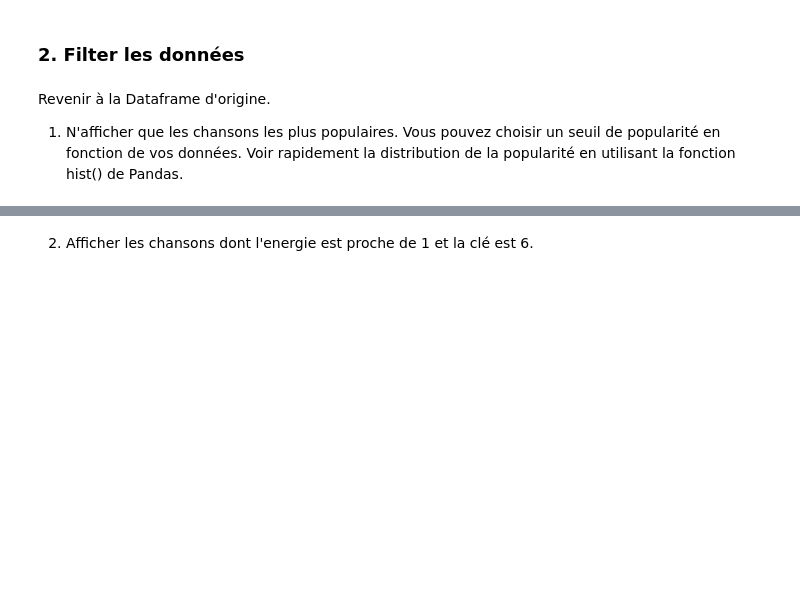
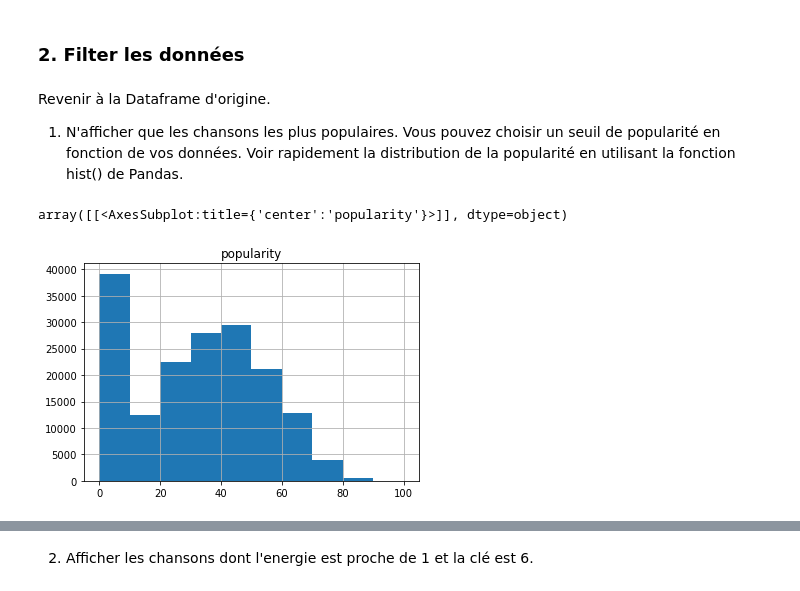
Before and after one commit to ziyadhr99/Lab_IA, a Jupyter notebook: Lab1_numpy_pandas/Lab1_AI_Numpy_Pandas.ipynb, the cells around one changed output, grey strips where cells are left out. Cells and saved outputs as stored; diff of their text form; code cells hidden in the pictures; blank space fills up the shorter version.

```diff
--- a/Lab1_numpy_pandas/Lab1_AI_Numpy_Pandas.ipynb
+++ b/Lab1_numpy_pandas/Lab1_AI_Numpy_Pandas.ipynb
@@ -556,3 +556,8 @@ df[['artists','name','popularity']]
 Revenir à la Dataframe d'origine.
 
 1. N'afficher que les chansons les plus populaires. Vous pouvez choisir un seuil de popularité en fonction de vos données. Voir rapidement la distribution de la popularité en utilisant la fonction hist() de Pandas.
+# %%
+df.hist(column='popularity')
+# %% [output]
+array([[<AxesSubplot:title={'center':'popularity'}>]], dtype=object)
+[figure, added]
```
Also changed, not shown: parts of 8 cells of this notebook.
